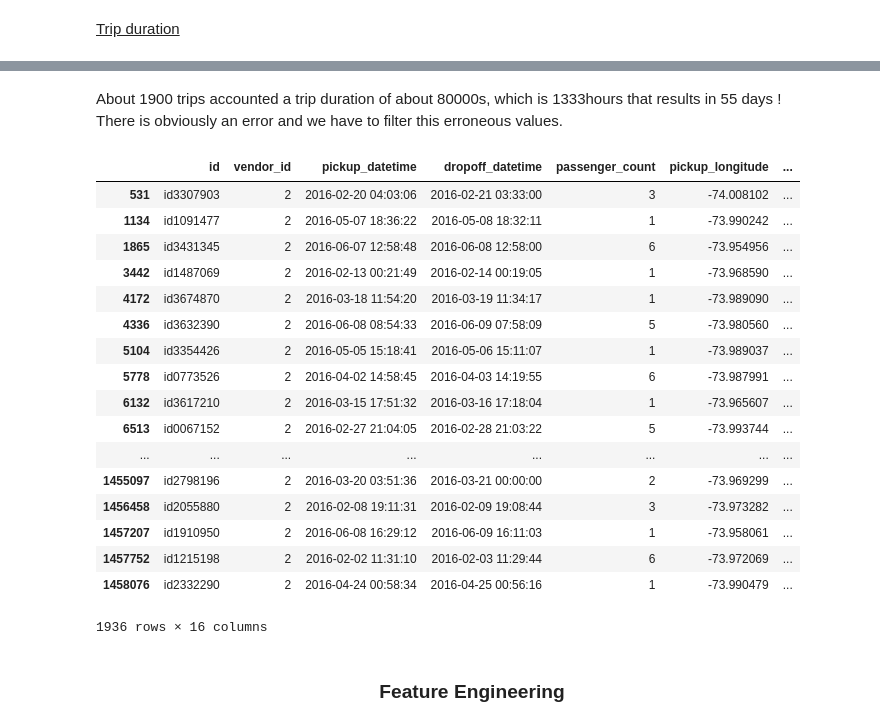
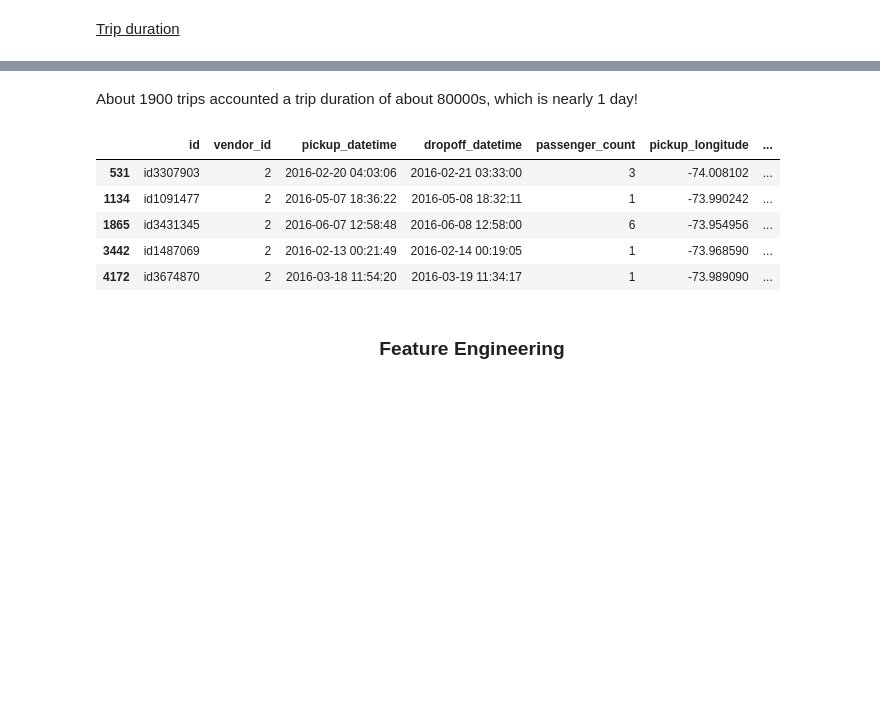
Before and after one commit to MelanVijayaratnam/Kaggle-nb, a Jupyter notebook: Taxi/Taxi.ipynb, the cells around one changed output, grey strips where cells are left out. Drawn from its saved outputs; the diff is of its cells as text; code cells hidden in the pictures; blank space fills up the shorter version.

```diff
--- a/Taxi/Taxi.ipynb
+++ b/Taxi/Taxi.ipynb
@@ -205,27 +205,14 @@ train_df.loc[ train_df['trip_duration'] > 80000, : ].shape
 # %% [markdown]
-About 1900 trips accounted a trip duration of about 80000s, which is 1333hours that results in 55 days ! <br>
-There is obviously an error and we have to filter this erroneous values.
+About 1900 trips accounted a trip duration of about 80000s, which is nearly 1 day! <br>
 # %%
-train_df.loc[ train_df['trip_duration'] > 70000, : ]
+train_df.loc[ train_df['trip_duration'] > 70000, : ].head()
 # %% [output]
 |  | id | vendor_id | pickup_datetime | dropoff_datetime | passenger_count | pickup_longitude | ... |
 | 531 | id3307903 | 2 | 2016-02-20 04:03:06 | 2016-02-21 03:33:00 | 3 | -74.008102 | ... |
 | 1134 | id1091477 | 2 | 2016-05-07 18:36:22 | 2016-05-08 18:32:11 | 1 | -73.990242 | ... |
 | 1865 | id3431345 | 2 | 2016-06-07 12:58:48 | 2016-06-08 12:58:00 | 6 | -73.954956 | ... |
 | 3442 | id1487069 | 2 | 2016-02-13 00:21:49 | 2016-02-14 00:19:05 | 1 | -73.968590 | ... |
 | 4172 | id3674870 | 2 | 2016-03-18 11:54:20 | 2016-03-19 11:34:17 | 1 | -73.989090 | ... |
-| 4336 | id3632390 | 2 | 2016-06-08 08:54:33 | 2016-06-09 07:58:09 | 5 | -73.980560 | ... |
-| 5104 | id3354426 | 2 | 2016-05-05 15:18:41 | 2016-05-06 15:11:07 | 1 | -73.989037 | ... |
-| 5778 | id0773526 | 2 | 2016-04-02 14:58:45 | 2016-04-03 14:19:55 | 6 | -73.987991 | ... |
-| 6132 | id3617210 | 2 | 2016-03-15 17:51:32 | 2016-03-16 17:18:04 | 1 | -73.965607 | ... |
-| 6513 | id0067152 | 2 | 2016-02-27 21:04:05 | 2016-02-28 21:03:22 | 5 | -73.993744 | ... |
-| ... | ... | ... | ... | ... | ... | ... | ... |
-| 1455097 | id2798196 | 2 | 2016-03-20 03:51:36 | 2016-03-21 00:00:00 | 2 | -73.969299 | ... |
-| 1456458 | id2055880 | 2 | 2016-02-08 19:11:31 | 2016-02-09 19:08:44 | 3 | -73.973282 | ... |
-| 1457207 | id1910950 | 2 | 2016-06-08 16:29:12 | 2016-06-09 16:11:03 | 1 | -73.958061 | ... |
-| 1457752 | id1215198 | 2 | 2016-02-02 11:31:10 | 2016-02-03 11:29:44 | 6 | -73.972069 | ... |
-| 1458076 | id2332290 | 2 | 2016-04-24 00:58:34 | 2016-04-25 00:56:16 | 1 | -73.990479 | ... |
-1936 rows × 16 columns
 # %% [markdown]
 <h3 style="text-align:center">Feature Engineering</h3>
 # %%
```
Also changed, not shown: parts of 14 cells of this notebook.
